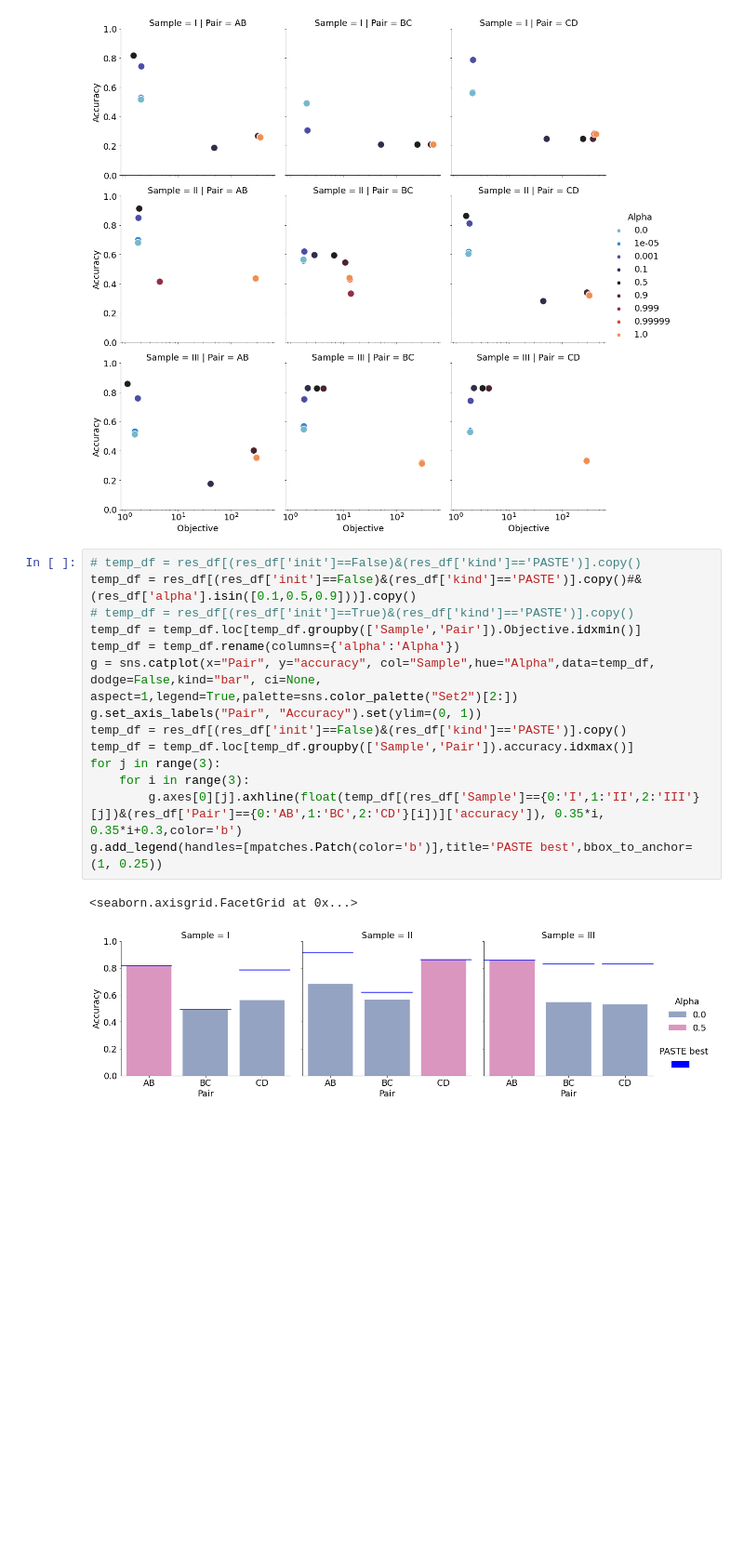
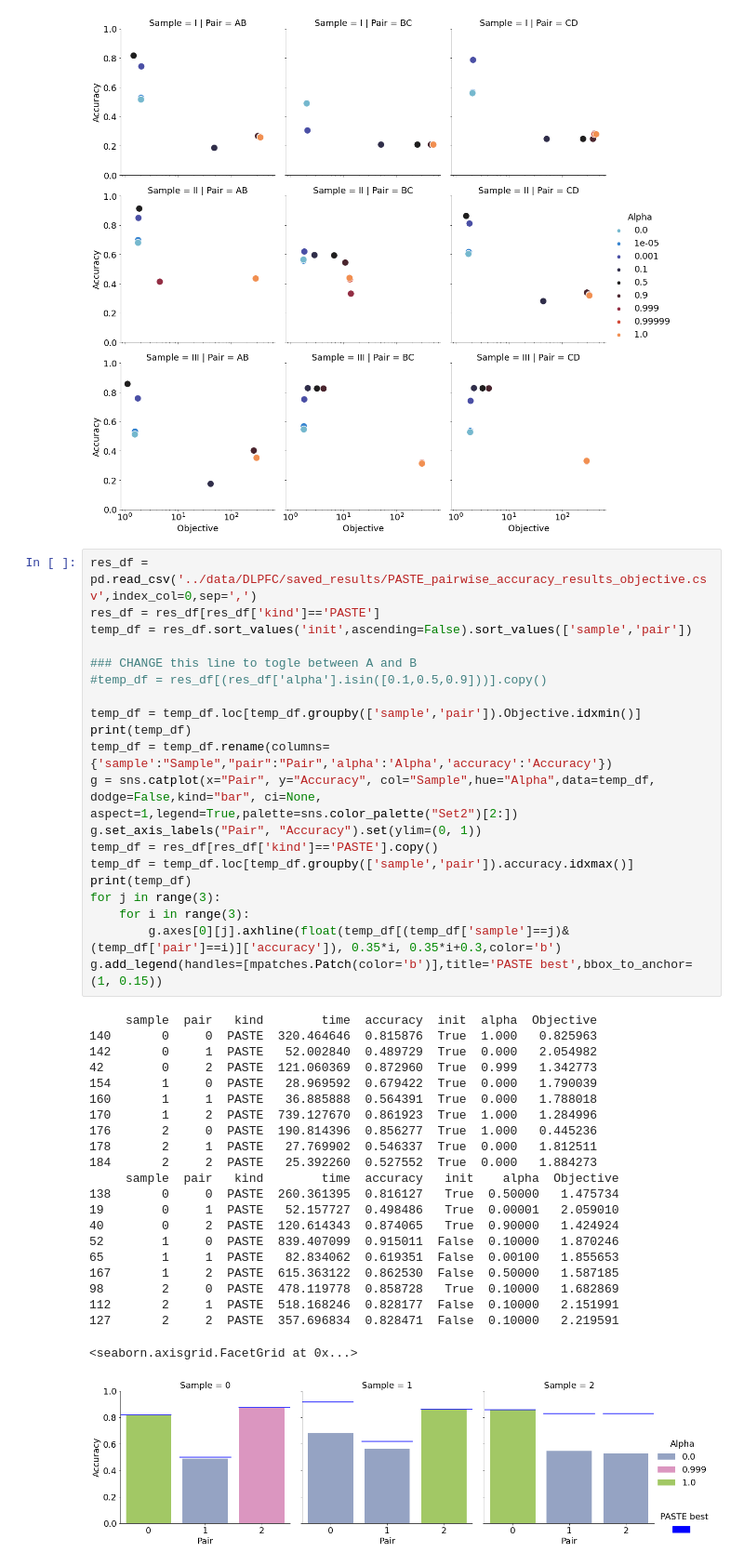
Before and after one commit to raphael-group/paste_reproducibility, a Jupyter notebook: notebooks/compare-alphas-inits.ipynb, the cells around one changed output. Shown: that part at 93% size. Saved outputs shown, nothing was run; the diff lists cells and outputs as text; blank space fills up the shorter version.

Commit message:
Upload PASTE DLPFC pis as well update DLPFC_center and compare-alpha-inits

```diff
--- a/notebooks/compare-alphas-inits.ipynb
+++ b/notebooks/compare-alphas-inits.ipynb
@@ -56,19 +56,45 @@ g.set_axis_labels("Objective", "Accuracy").set(ylim=(0, 1))
 <seaborn.axisgrid.FacetGrid at 0x...>
 [figure]
 # %%
-# temp_df = res_df[(res_df['init']==False)&(res_df['kind']=='PASTE')].copy()
-temp_df = res_df[(res_df['init']==False)&(res_df['kind']=='PASTE')].copy()#&(res_df['alpha'].isin([0.1,0.5,0.9]))].copy()
-# temp_df = res_df[(res_df['init']==True)&(res_df['kind']=='PASTE')].copy()
-temp_df = temp_df.loc[temp_df.groupby(['Sample','Pair']).Objective.idxmin()]
-temp_df = temp_df.rename(columns={'alpha':'Alpha'})
-g = sns.catplot(x="Pair", y="accuracy", col="Sample",hue="Alpha",data=temp_df, dodge=False,kind="bar", ci=None, aspect=1,legend=True,palette=sns.color_palette("Set2")[2:])
+res_df = pd.read_csv('../data/DLPFC/saved_results/PASTE_pairwise_accuracy_results_objective.csv',index_col=0,sep=',')
+res_df = res_df[res_df['kind']=='PASTE']
+temp_df = res_df.sort_values('init',ascending=False).sort_values(['sample','pair'])
+
+### CHANGE this line to togle between A and B
+#temp_df = res_df[(res_df['alpha'].isin([0.1,0.5,0.9]))].copy()
+
+temp_df = temp_df.loc[temp_df.groupby(['sample','pair']).Objective.idxmin()]
+print(temp_df)
+temp_df = temp_df.rename(columns={'sample':"Sample","pair":"Pair",'alpha':'Alpha','accuracy':'Accuracy'})
+g = sns.catplot(x="Pair", y="Accuracy", col="Sample",hue="Alpha",data=temp_df, dodge=False,kind="bar", ci=None, aspect=1,legend=True,palette=sns.color_palette("Set2")[2:])
 g.set_axis_labels("Pair", "Accuracy").set(ylim=(0, 1))
-temp_df = res_df[(res_df['init']==False)&(res_df['kind']=='PASTE')].copy()
-temp_df = temp_df.loc[temp_df.groupby(['Sample','Pair']).accuracy.idxmax()]
+temp_df = res_df[res_df['kind']=='PASTE'].copy()
+temp_df = temp_df.loc[temp_df.groupby(['sample','pair']).accuracy.idxmax()]
+print(temp_df)
 for j in range(3):
     for i in range(3):
-        g.axes[0][j].axhline(float(temp_df[(res_df['Sample']=={0:'I',1:'II',2:'III'}[j])&(res_df['Pair']=={0:'AB',1:'BC',2:'CD'}[i])]['accuracy']), 0.35*i, 0.35*i+0.3,color='b')
-g.add_legend(handles=[mpatches.Patch(color='b')],title='PASTE best',bbox_to_anchor=(1, 0.25))
+        g.axes[0][j].axhline(float(temp_df[(temp_df['sample']==j)&(temp_df['pair']==i)]['accuracy']), 0.35*i, 0.35*i+0.3,color='b')
+g.add_legend(handles=[mpatches.Patch(color='b')],title='PASTE best',bbox_to_anchor=(1, 0.15))
 # %% [output]
-<seaborn.axisgrid.FacetGrid at 0x...>
+     sample  pair   kind        time  accuracy  init  alpha  Objective
+140       0     0  PASTE  320.464646  0.815876  True  1.000   0.825963
+142       0     1  PASTE   52.002840  0.489729  True  0.000   2.054982
+42        0     2  PASTE  121.060369  0.872960  True  0.999   1.342773
+154       1     0  PASTE   28.969592  0.679422  True  0.000   1.790039
+160       1     1  PASTE   36.885888  0.564391  True  0.000   1.788018
+170       1     2  PASTE  739.127670  0.861923  True  1.000   1.284996
+176       2     0  PASTE  190.814396  0.856277  True  1.000   0.445236
+178       2     1  PASTE   27.769902  0.546337  True  0.000   1.812511
+184       2     2  PASTE   25.392260  0.527552  True  0.000   1.884273
+     sample  pair   kind        time  accuracy   init    alpha  Objective
+138       0     0  PASTE  260.361395  0.816127   True  0.50000   1.475734
+19        0     1  PASTE   52.157727  0.498486   True  0.00001   2.059010
+40        0     2  PASTE  120.614343  0.874065   True  0.90000   1.424924
+52        1     0  PASTE  839.407099  0.915011  False  0.10000   1.870246
+65        1     1  PASTE   82.834062  0.619351  False  0.00100   1.855653
+167       1     2  PASTE  615.363122  0.862530  False  0.50000   1.587185
+98        2     0  PASTE  478.119778  0.858728   True  0.10000   1.682869
+112       2     1  PASTE  518.168246  0.828177  False  0.10000   2.151991
+127       2     2  PASTE  357.696834  0.828471  False  0.10000   2.219591
+<seaborn.axisgrid.FacetGrid at 0x...>
-[figure, old version]
+[figure, new version]
```
Also changed, not shown: parts of 1 cell of this notebook, 9 other files.
